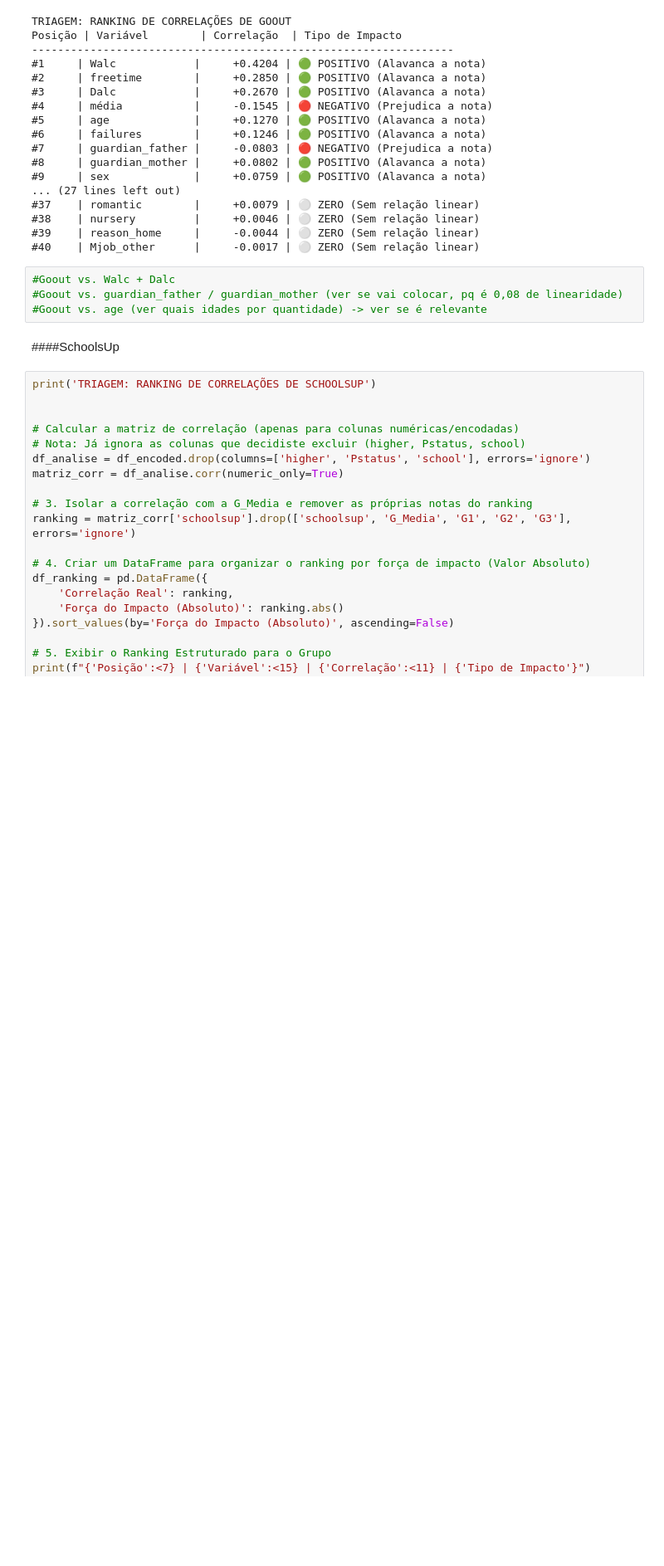
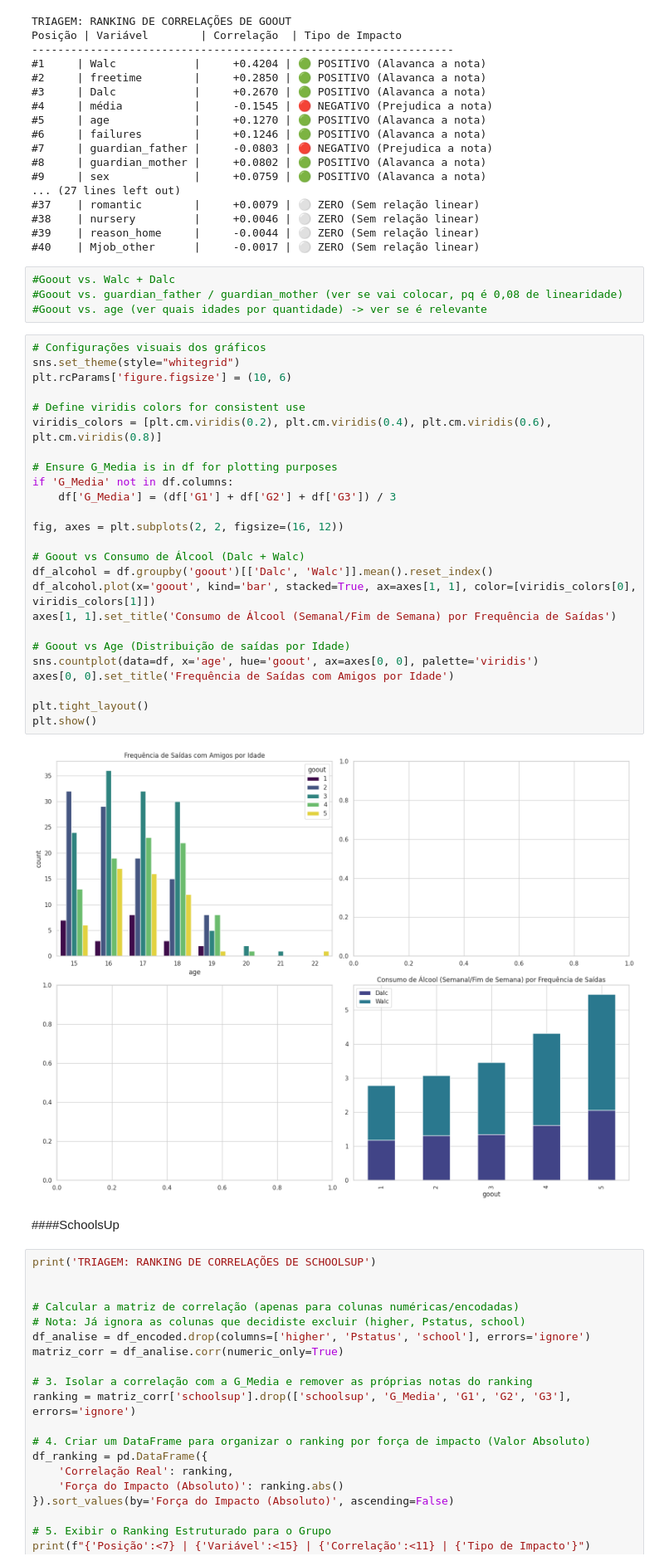
Before and after one commit to felipekenjidev/performance-estudantes, a Jupyter notebook: miniprojetods_performance_estudantes.ipynb, the cells around one changed output. Shown at 83% size. Saved outputs shown, nothing was run; the diff lists cells and outputs as text; blank space fills up the shorter version.

```diff
--- a/miniprojetods_performance_estudantes.ipynb
+++ b/miniprojetods_performance_estudantes.ipynb
@@ -672,6 +713,33 @@ Posição | Variável        | Correlação  | Tipo de Impacto
 #Goout vs. Walc + Dalc
 #Goout vs. guardian_father / guardian_mother (ver se vai colocar, pq é 0,08 de linearidade)
 #Goout vs. age (ver quais idades por quantidade) -> ver se é relevante
+# %%
+# Configurações visuais dos gráficos
+sns.set_theme(style="whitegrid")
+plt.rcParams['figure.figsize'] = (10, 6)
+
+# Define viridis colors for consistent use
+viridis_colors = [plt.cm.viridis(0.2), plt.cm.viridis(0.4), plt.cm.viridis(0.6), plt.cm.viridis(0.8)]
+
+# Ensure G_Media is in df for plotting purposes
+if 'G_Media' not in df.columns:
+    df['G_Media'] = (df['G1'] + df['G2'] + df['G3']) / 3
+
+fig, axes = plt.subplots(2, 2, figsize=(16, 12))
+
+# Goout vs Consumo de Álcool (Dalc + Walc)
+df_alcohol = df.groupby('goout')[['Dalc', 'Walc']].mean().reset_index()
+df_alcohol.plot(x='goout', kind='bar', stacked=True, ax=axes[1, 1], color=[viridis_colors[0], viridis_colors[1]])
+axes[1, 1].set_title('Consumo de Álcool (Semanal/Fim de Semana) por Frequência de Saídas')
+
+# Goout vs Age (Distribuição de saídas por Idade)
+sns.countplot(data=df, x='age', hue='goout', ax=axes[0, 0], palette='viridis')
+axes[0, 0].set_title('Frequência de Saídas com Amigos por Idade')
+
+plt.tight_layout()
+plt.show()
+# %% [output]
+[figure, added]
 # %% [markdown]
 ####SchoolsUp
 # %%
```
Also changed, not shown: parts of 20 cells of this notebook.
